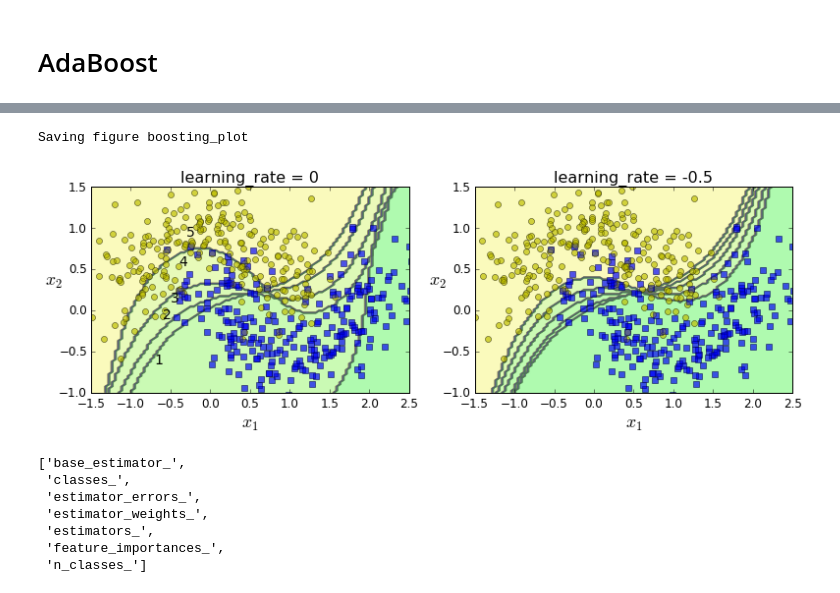
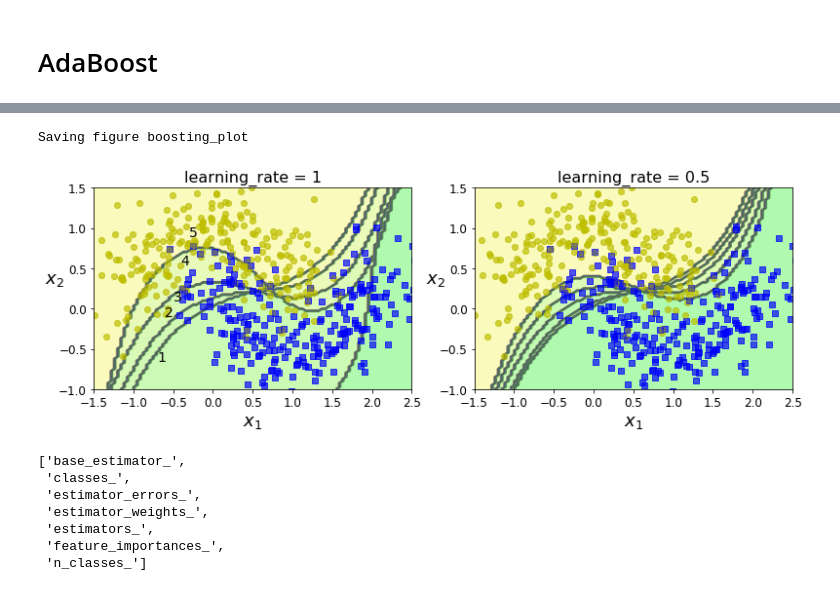
Before and after one commit to ageron/handson-ml2, a Jupyter notebook: 07_ensemble_learning_and_random_forests.ipynb, the cells around one changed output, grey strips where cells are left out. Saved outputs shown, nothing was run; the diff lists cells and outputs as text; code cells hidden in the pictures.

Commit message:
Fix titles in figure 7-8 (learning rates should be 1 and 0.5)

```diff
--- a/07_ensemble_learning_and_random_forests.ipynb
+++ b/07_ensemble_learning_and_random_forests.ipynb
@@ -321,29 +322,29 @@ plot_decision_boundary(ada_clf, X, y)
 # %%
 m = len(X_train)
 
 plt.figure(figsize=(11, 4))
 for subplot, learning_rate in ((121, 1), (122, 0.5)):
     sample_weights = np.ones(m)
     for i in range(5):
         plt.subplot(subplot)
         svm_clf = SVC(kernel="rbf", C=0.05, random_state=42)
         svm_clf.fit(X_train, y_train, sample_weight=sample_weights)
         y_pred = svm_clf.predict(X_train)
         sample_weights[y_pred != y_train] *= (1 + learning_rate)
         plot_decision_boundary(svm_clf, X, y, alpha=0.2)
-        plt.title("learning_rate = {}".format(learning_rate - 1), fontsize=16)
+        plt.title("learning_rate = {}".format(learning_rate), fontsize=16)
 
 plt.subplot(121)
 plt.text(-0.7, -0.65, "1", fontsize=14)
 plt.text(-0.6, -0.10, "2", fontsize=14)
 plt.text(-0.5,  0.10, "3", fontsize=14)
 plt.text(-0.4,  0.55, "4", fontsize=14)
 plt.text(-0.3,  0.90, "5", fontsize=14)
 save_fig("boosting_plot")
 plt.show()
 # %% [output]
 Saving figure boosting_plot
-[figure, old version]
+[figure, new version]
 # %%
 list(m for m in dir(ada_clf) if not m.startswith("_") and m.endswith("_"))
 # %% [output]
```
Also changed, not shown: parts of 18 cells of this notebook.
